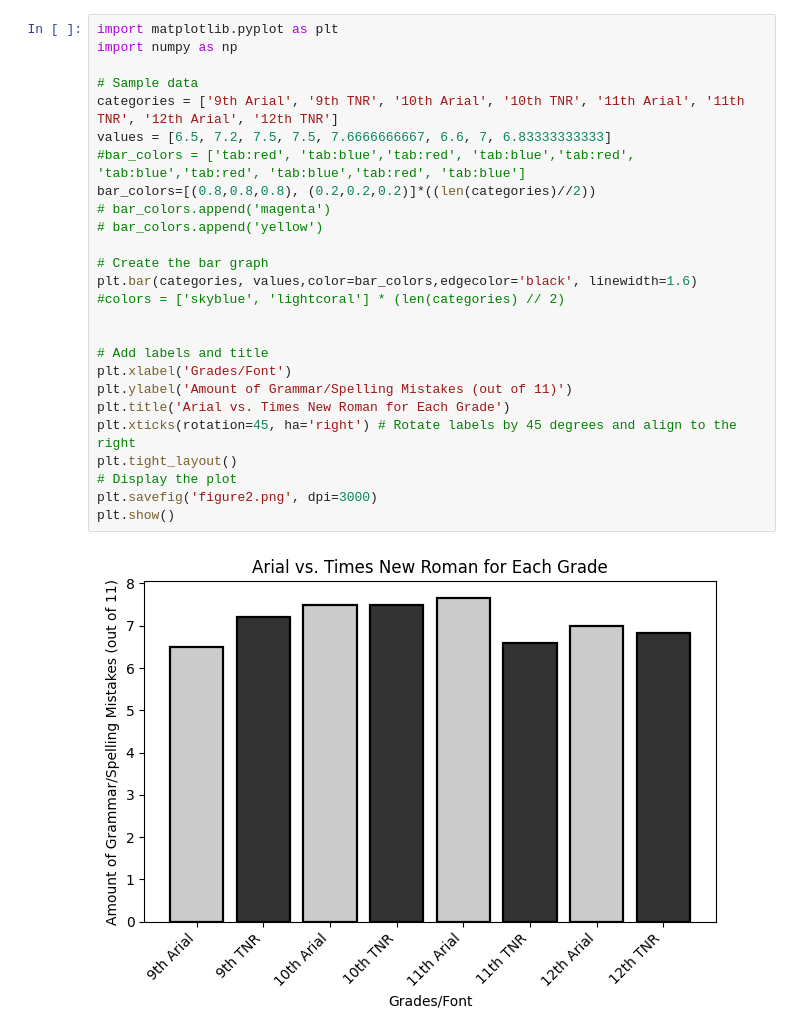
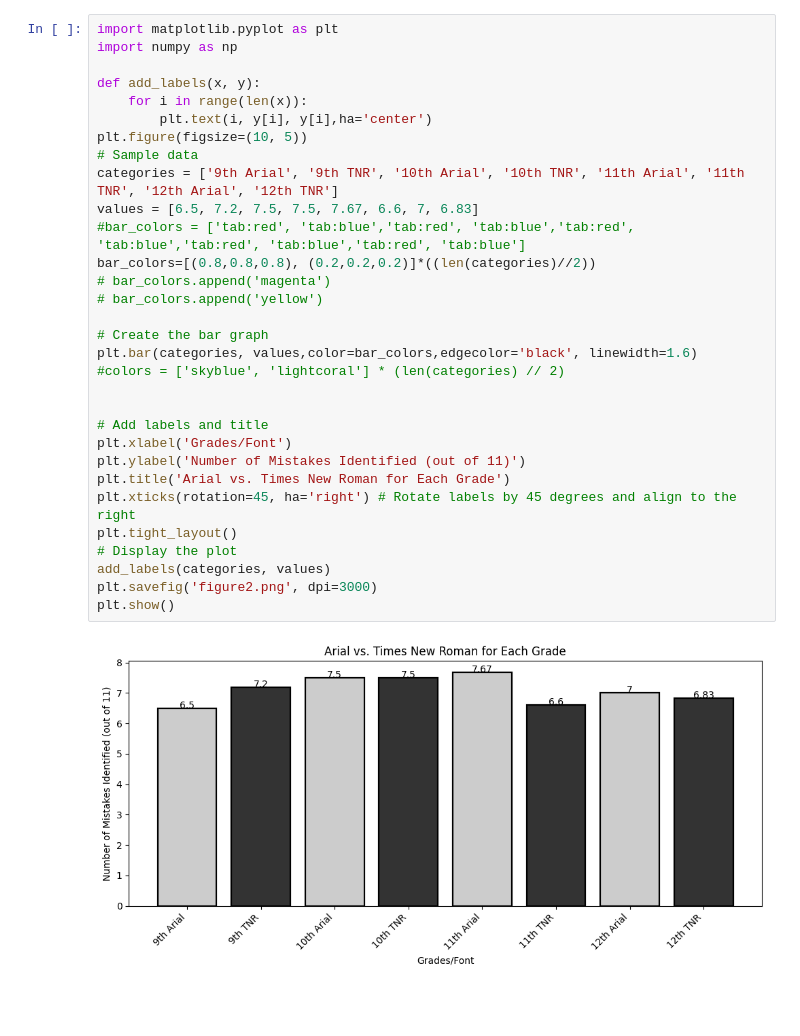
Before and after one commit to Thv1364/temporarything, a Jupyter notebook: stuff.ipynb, the cells around one changed output. Cells and saved outputs as stored; diff of their text form; blank space fills up the shorter version.

```diff
--- a/stuff.ipynb
+++ b/stuff.ipynb
@@ -1,31 +1,36 @@
 # %%
 import matplotlib.pyplot as plt
 import numpy as np
 
+def add_labels(x, y):
+    for i in range(len(x)):
+        plt.text(i, y[i], y[i],ha='center')
+plt.figure(figsize=(10, 5))
 # Sample data
 categories = ['9th Arial', '9th TNR', '10th Arial', '10th TNR', '11th Arial', '11th TNR', '12th Arial', '12th TNR']
-values = [6.5, 7.2, 7.5, 7.5, 7.6666666667, 6.6, 7, 6.83333333333]
+values = [6.5, 7.2, 7.5, 7.5, 7.67, 6.6, 7, 6.83]
 #bar_colors = ['tab:red', 'tab:blue','tab:red', 'tab:blue','tab:red', 'tab:blue','tab:red', 'tab:blue','tab:red', 'tab:blue']
 bar_colors=[(0.8,0.8,0.8), (0.2,0.2,0.2)]*((len(categories)//2))
 # bar_colors.append('magenta')
 # bar_colors.append('yellow')
 
 # Create the bar graph
 plt.bar(categories, values,color=bar_colors,edgecolor='black', linewidth=1.6)
 #colors = ['skyblue', 'lightcoral'] * (len(categories) // 2)
 
 
 # Add labels and title
 plt.xlabel('Grades/Font')
-plt.ylabel('Amount of Grammar/Spelling Mistakes (out of 11)')
+plt.ylabel('Number of Mistakes Identified (out of 11)')
 plt.title('Arial vs. Times New Roman for Each Grade')
 plt.xticks(rotation=45, ha='right') # Rotate labels by 45 degrees and align to the right
 plt.tight_layout()
 # Display the plot
+add_labels(categories, values)
 plt.savefig('figure2.png', dpi=3000)
 plt.show()
 # %% [output]
-[figure, old version]
+[figure, new version]
 # %%
 import matplotlib.pyplot as plt
 import numpy as np
```
Also changed, not shown: parts of 1 cell of this notebook, 2 other files.
